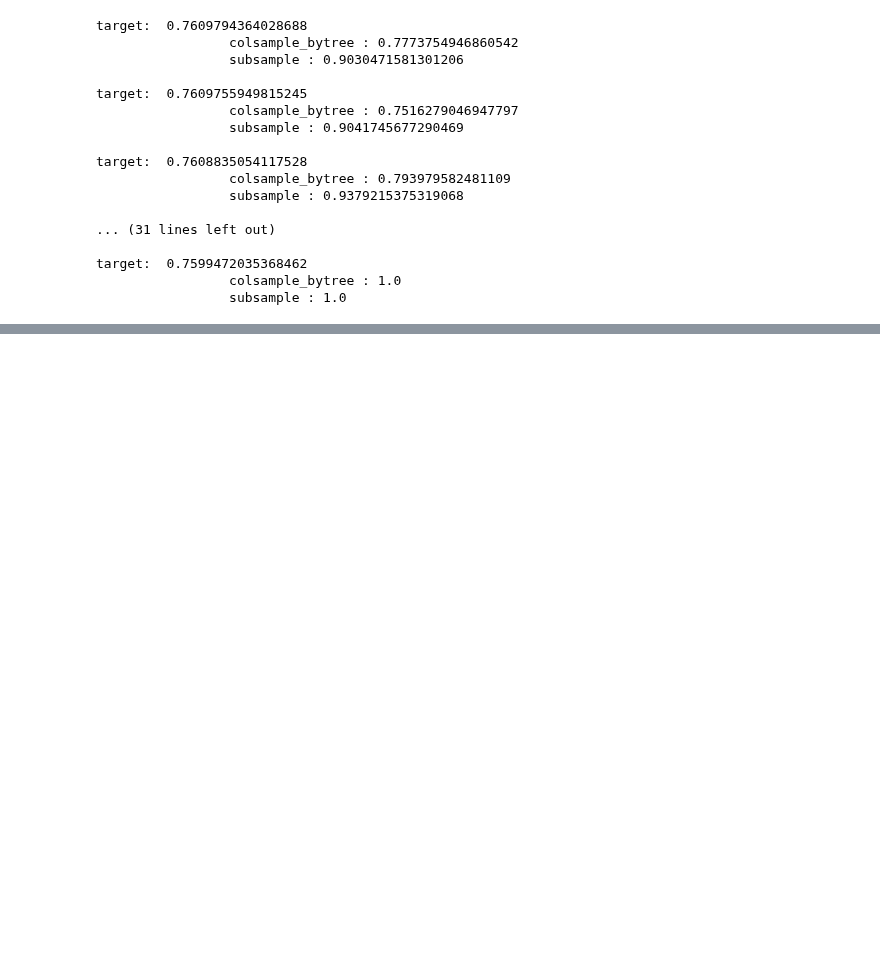
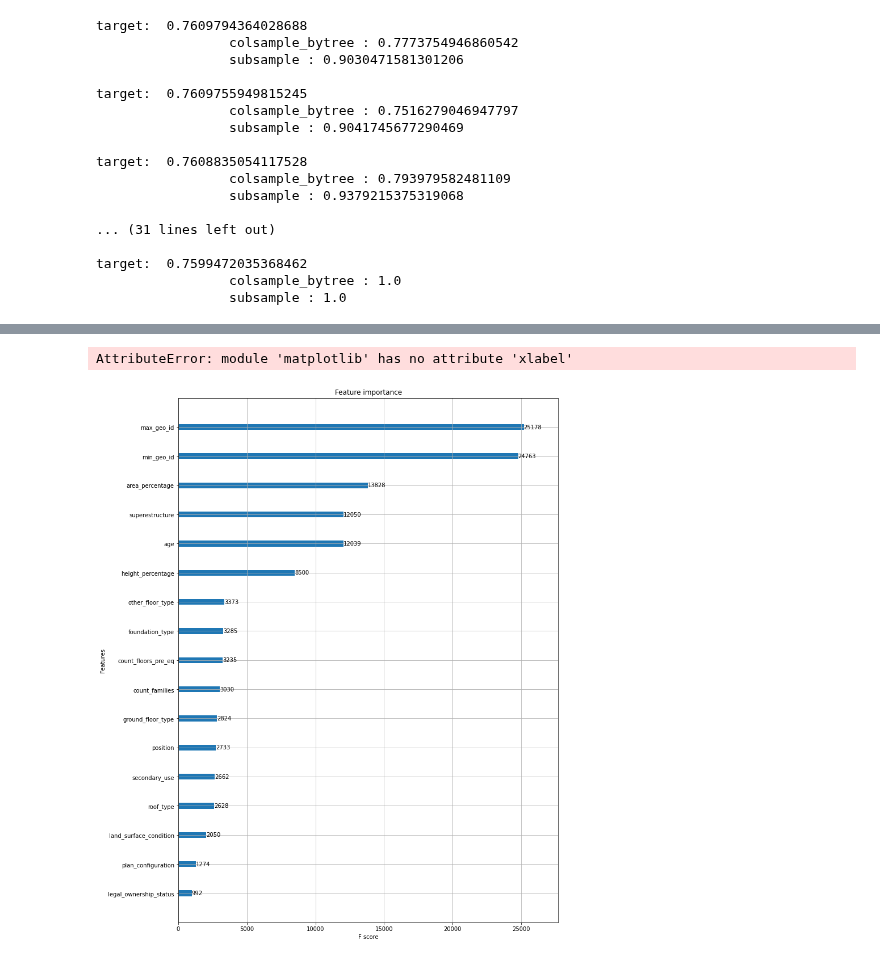
Before and after one commit to GuidoBergman/Datos---TP2-, a Jupyter notebook: XGBoost-Short1.ipynb, the cells around one changed output, grey strips where cells are left out. Saved outputs shown, nothing was run; the diff lists cells and outputs as text; code cells hidden in the pictures; blank space fills up the shorter version.

```diff
--- a/XGBoost-Short1.ipynb
+++ b/XGBoost-Short1.ipynb
@@ -122,0 +125,16 @@ gs.best_params_
+# %%
+    xgb_cl = XGBClassifier( objective = "multi:softmax", use_label_encoder=False, seed=30,
+                         max_depth=9,
+                         min_child_weight=6,
+                         gamma=0.2554138025988315,
+                        colsample_bytree = 0.7773754946860542,
+                        subsample = 0.9030471581301206,
+                         learning_rate =0.1,
+                         n_estimators=273,
+                        verbosity=0
+                         )
+# %%
+x = train_values
+le = LabelEncoder()
+y = le.fit_transform(y=train_labels.values.ravel())
+xgb_cl.fit(x, y)
@@ -122,0 +152,11 @@ gs.best_params_
+# %%
+import matplotlib as plt
+plt.rcParams['figure.figsize'] =` [12, 17]
+xgb.plot_importance(xgb_cl)
+plt.xlabel('Feature')
+plt.ylabel('Feature')
+plt.title('Feature imoprtance en xgboost')
+plt.savefig('Feature imoprtance XGBoost baseline.png')
+# %% [output]
+AttributeError: module 'matplotlib' has no attribute 'xlabel'
+[figure, added]
```
Also changed, not shown: parts of 4 cells of this notebook, 29 other files.
